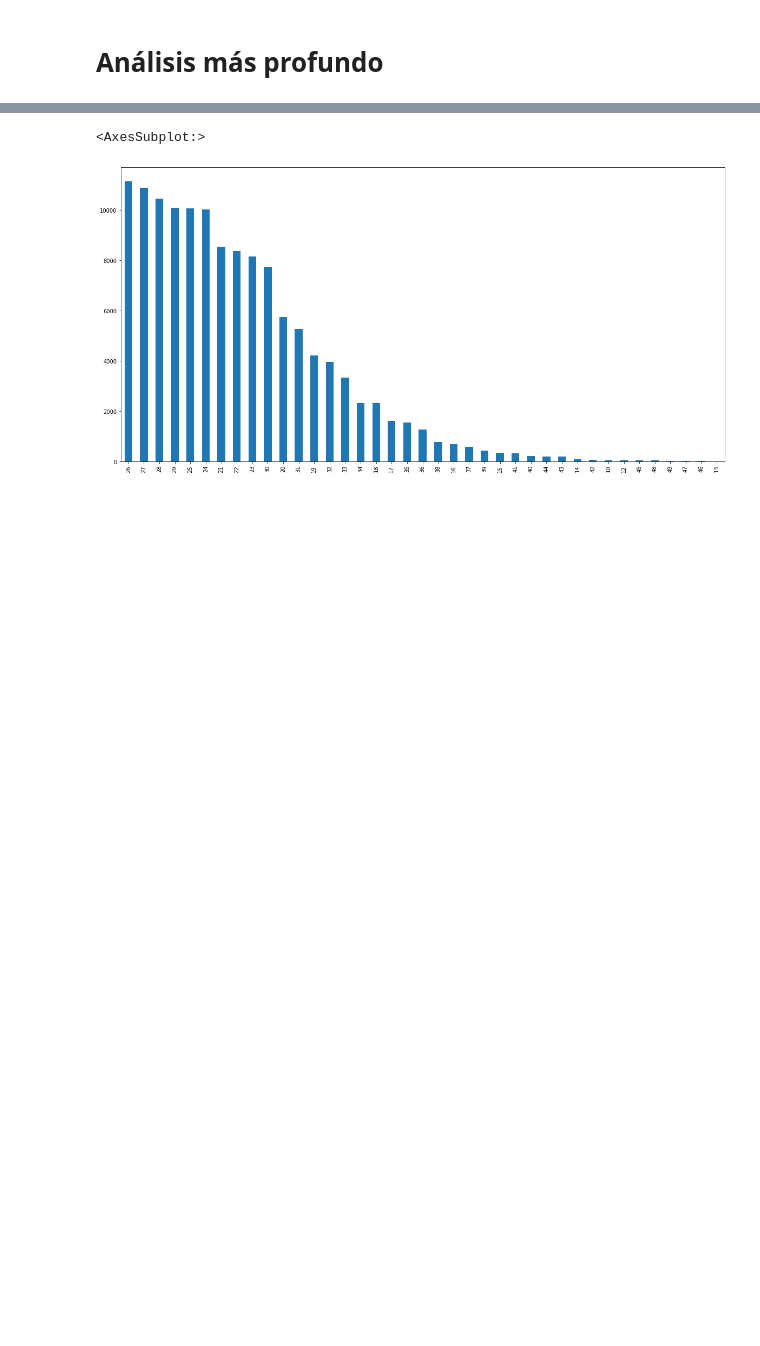
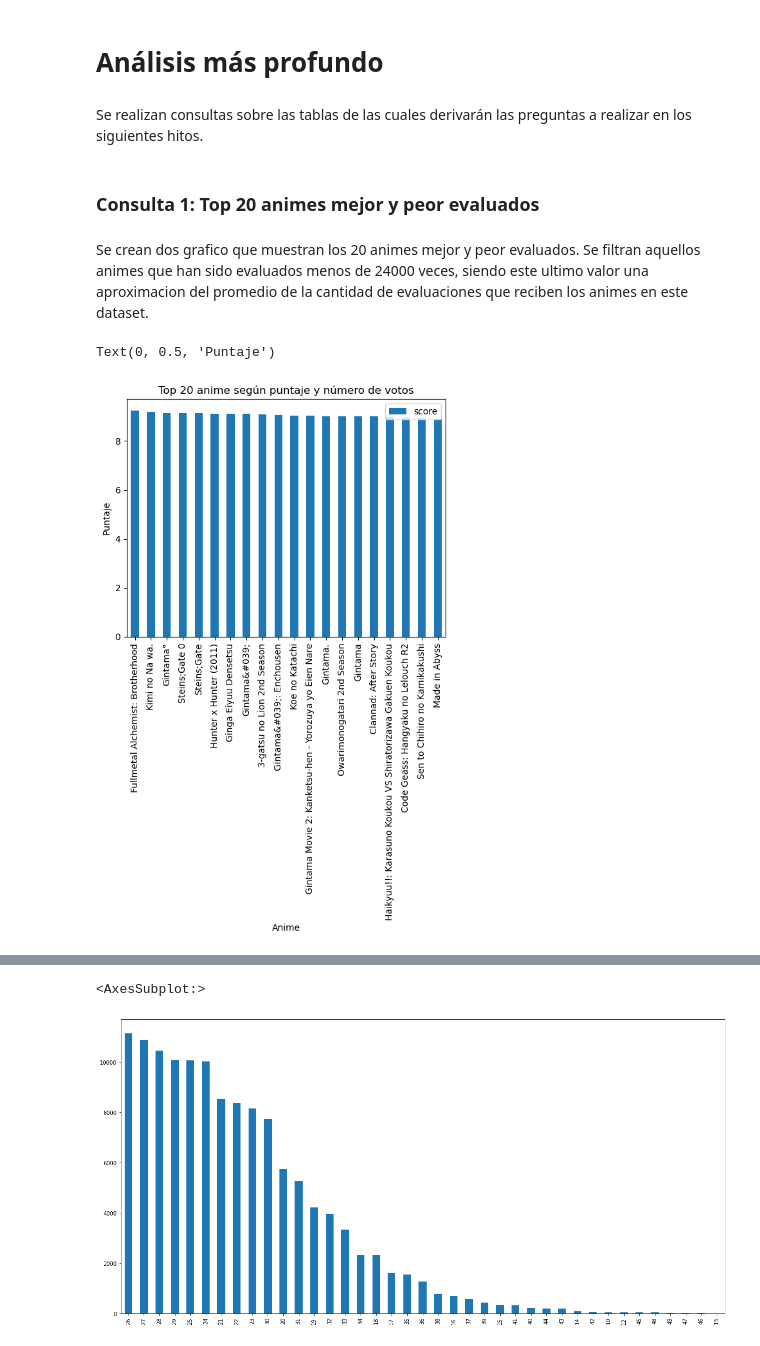
Before and after one commit to oppallios/mineria_g9_anime, a Jupyter notebook: anime.ipynb, the cells around one changed output, grey strips where cells are left out. Drawn from its saved outputs; the diff is of its cells as text; code cells hidden in the pictures; blank space fills up the shorter version.

```diff
--- a/anime.ipynb
+++ b/anime.ipynb
@@ -148,6 +156,34 @@ users.describe()
 | max | 7.251737e+06 | 2934.000000 | 5479.000000 | 2562.000000 | 2457.000000 | 12051.000000 | ... |
 # %% [markdown]
 # Análisis más profundo
+# %% [markdown]
+Se realizan consultas sobre las tablas de las cuales derivarán las preguntas a realizar en los siguientes hitos.
+# %% [markdown]
+### Consulta 1:  Top 20 animes mejor y peor evaluados
+# %% [markdown]
+Se crean dos grafico que muestran los 20 animes mejor y peor evaluados. Se filtran aquellos animes que han sido evaluados menos de 24000 veces, siendo este ultimo valor una aproximacion del promedio de la cantidad de evaluaciones que reciben los animes en este dataset.
 # %%
 # proyecta las columnas username y anime_id
 animelists2 = animelists[['username', 'anime_id', 'my_watched_episodes']]
+# %%
+
+import matplotlib.pyplot as plt
+
+anime1 = anime[['title','score','scored_by']]
+anime1 = anime1[anime1['scored_by'] > 24000]
+anime_top_asc = anime1.sort_values('score', ascending=False)
+anime_top_asc = anime_top_asc.head(20)
+
+#Grafico
+anime_top_asc.plot(x='title', y='score', kind='bar')
+plt.title('Top 20 anime según puntaje y número de votos')
+plt.xlabel('Anime')
+plt.ylabel('Puntaje')
+
+#Pregunta:
+
+#¿Es posible predecir las calificaciones de un anime en función de
+# características como género, productor y fecha de emisión?
+# %% [output]
+Text(0, 0.5, 'Puntaje')
+[figure, added]
```
Also changed, not shown: parts of 9 cells of this notebook, 8 other files.
